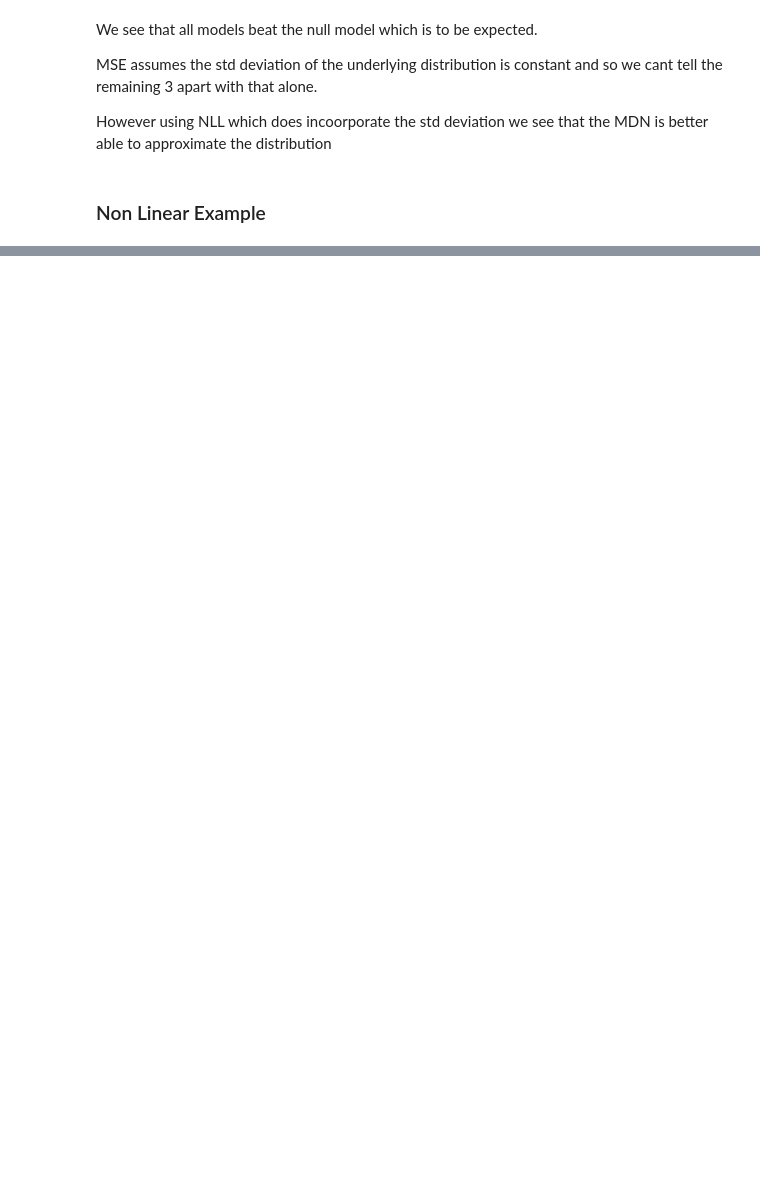
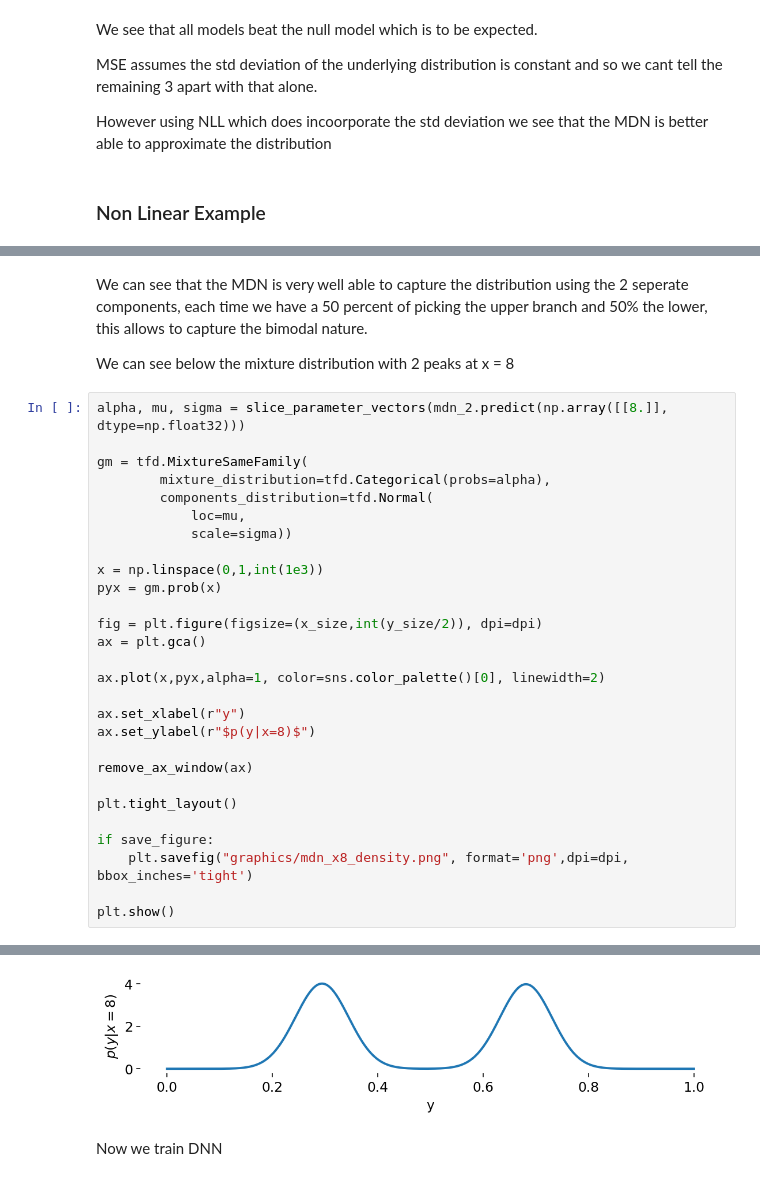
Before and after one commit to ob24-ic/MastersThesis, a Jupyter notebook: MDNintroExample/MDN.ipynb, the cells around one changed output, grey strips where cells are left out. Cells and saved outputs as stored; diff of their text form; blank space fills up the shorter version.

```diff
--- a/MDNintroExample/MDN.ipynb
+++ b/MDNintroExample/MDN.ipynb
@@ -383,0 +481,33 @@ However using NLL which does incoorporate the std deviation we see that the MDN
+# %% [markdown]
+We can see that the MDN is very well able to capture the distribution using the 2 seperate components, each time we have a 50 percent of picking the upper branch and 50% the lower, this allows to capture the bimodal nature.
+
+We can see below the mixture distribution with 2 peaks at x = 8
+# %%
+alpha, mu, sigma = slice_parameter_vectors(mdn_2.predict(np.array([[8.]], dtype=np.float32)))
+
+gm = tfd.MixtureSameFamily(
+        mixture_distribution=tfd.Categorical(probs=alpha),
+        components_distribution=tfd.Normal(
+            loc=mu,
+            scale=sigma))
+
+x = np.linspace(0,1,int(1e3))
+pyx = gm.prob(x)
+
+fig = plt.figure(figsize=(x_size,int(y_size/2)), dpi=dpi)
+ax = plt.gca()
+
+ax.plot(x,pyx,alpha=1, color=sns.color_palette()[0], linewidth=2)
+
+ax.set_xlabel(r"y")
+ax.set_ylabel(r"$p(y|x=8)$")
+
+remove_ax_window(ax)
+
+plt.tight_layout()
+
+if save_figure:
+    plt.savefig("graphics/mdn_x8_density.png", format='png',dpi=dpi, bbox_inches='tight')
+
+plt.show()
+# %% [output]
@@ -383,0 +515,3 @@ However using NLL which does incoorporate the std deviation we see that the MDN
+[figure, added]
+# %% [markdown]
+Now we train DNN
```
Also changed, not shown: parts of 16 cells of this notebook.
